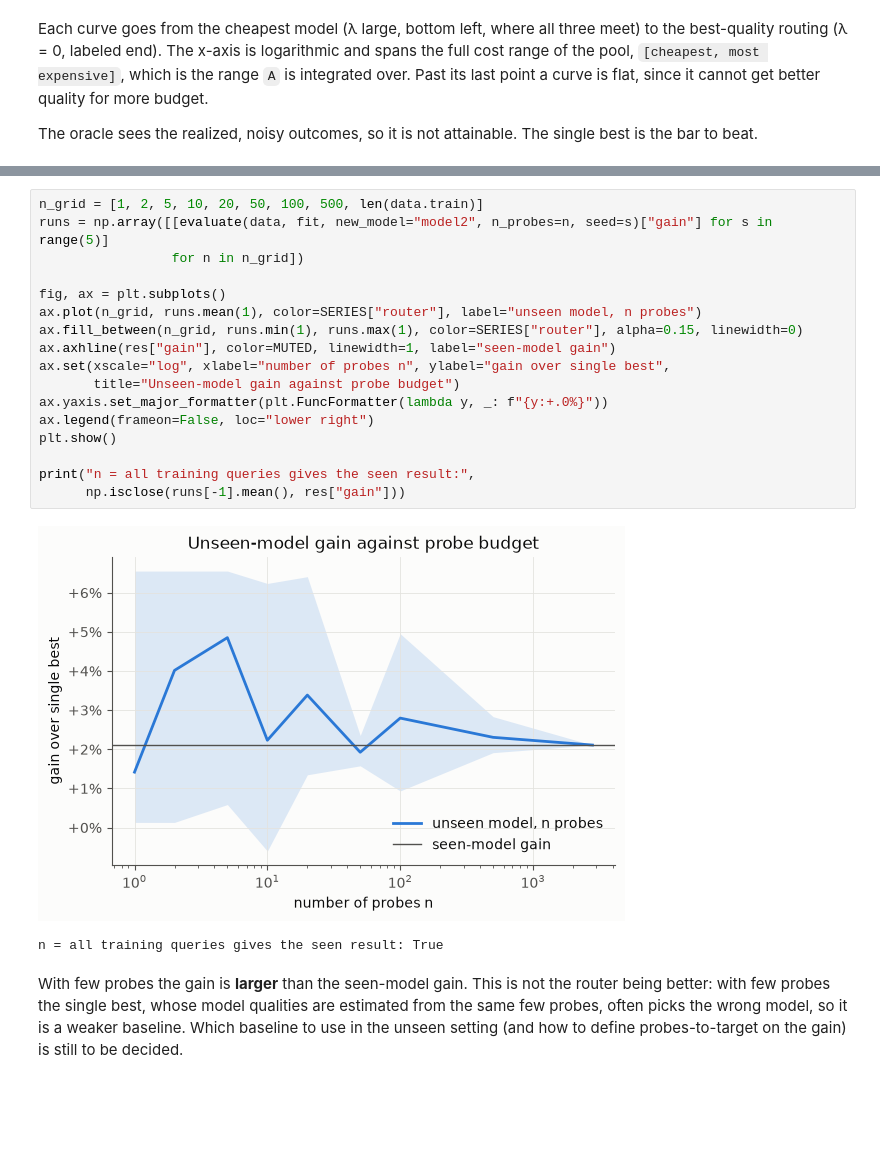
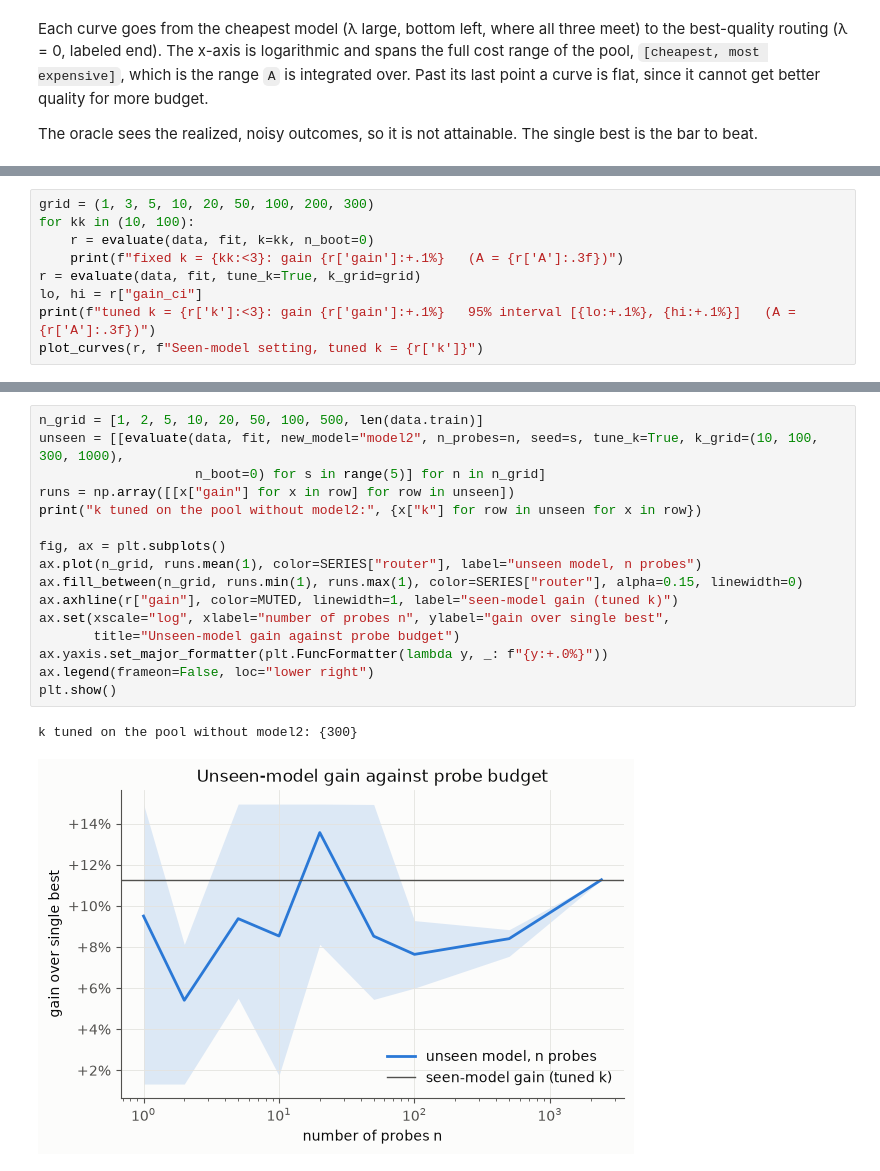
Before and after one commit to mpodolinsky/query-representation-learning, a Jupyter notebook: michal-harness/walkthrough.ipynb, the cells around one changed output, grey strips where cells are left out. Drawn from its saved outputs; the diff is of its cells as text; blank space fills up the shorter version.

```diff
--- a/michal-harness/walkthrough.ipynb
+++ b/michal-harness/walkthrough.ipynb
@@ -146,0 +168,9 @@ gain over single best: +2.1%   (evaluate says +2.1%)
+# %%
+grid = (1, 3, 5, 10, 20, 50, 100, 200, 300)
+for kk in (10, 100):
+    r = evaluate(data, fit, k=kk, n_boot=0)
+    print(f"fixed k = {kk:<3}: gain {r['gain']:+.1%}   (A = {r['A']:.3f})")
+r = evaluate(data, fit, tune_k=True, k_grid=grid)
+lo, hi = r["gain_ci"]
+print(f"tuned k = {r['k']:<3}: gain {r['gain']:+.1%}   95% interval [{lo:+.1%}, {hi:+.1%}]   (A = {r['A']:.3f})")
+plot_curves(r, f"Seen-model setting, tuned k = {r['k']}")
@@ -157,24 +197,20 @@ Below, the gain over the single best for the held-out `model2` as the probe budg
 The single best is estimated from the same `n` probes, so both sides are equally informed.
 # %%
 n_grid = [1, 2, 5, 10, 20, 50, 100, 500, len(data.train)]
-runs = np.array([[evaluate(data, fit, new_model="model2", n_probes=n, seed=s)["gain"] for s in range(5)]
-                 for n in n_grid])
+unseen = [[evaluate(data, fit, new_model="model2", n_probes=n, seed=s, tune_k=True, k_grid=(10, 100, 300, 1000),
+                    n_boot=0) for s in range(5)] for n in n_grid]
+runs = np.array([[x["gain"] for x in row] for row in unseen])
+print("k tuned on the pool without model2:", {x["k"] for row in unseen for x in row})
 
 fig, ax = plt.subplots()
 ax.plot(n_grid, runs.mean(1), color=SERIES["router"], label="unseen model, n probes")
 ax.fill_between(n_grid, runs.min(1), runs.max(1), color=SERIES["router"], alpha=0.15, linewidth=0)
-ax.axhline(res["gain"], color=MUTED, linewidth=1, label="seen-model gain")
+ax.axhline(r["gain"], color=MUTED, linewidth=1, label="seen-model gain (tuned k)")
 ax.set(xscale="log", xlabel="number of probes n", ylabel="gain over single best",
        title="Unseen-model gain against probe budget")
 ax.yaxis.set_major_formatter(plt.FuncFormatter(lambda y, _: f"{y:+.0%}"))
 ax.legend(frameon=False, loc="lower right")
 plt.show()
-
-print("n = all training queries gives the seen result:",
-      np.isclose(runs[-1].mean(), res["gain"]))
 # %% [output]
+k tuned on the pool without model2: {300}
-[figure, old version]
+[figure, new version]
-n = all training queries gives the seen result: True
-# %% [markdown]
-With few probes the gain is **larger** than the seen-model gain. This is not the router being better: with few probes the single best, whose model qualities are estimated from the same few probes, often picks the wrong model, so it is a weaker baseline.
-Which baseline to use in the unseen setting (and how to define probes-to-target on the gain) is still to be decided.
```
Also changed, not shown: parts of 13 cells of this notebook, 4 other files.
